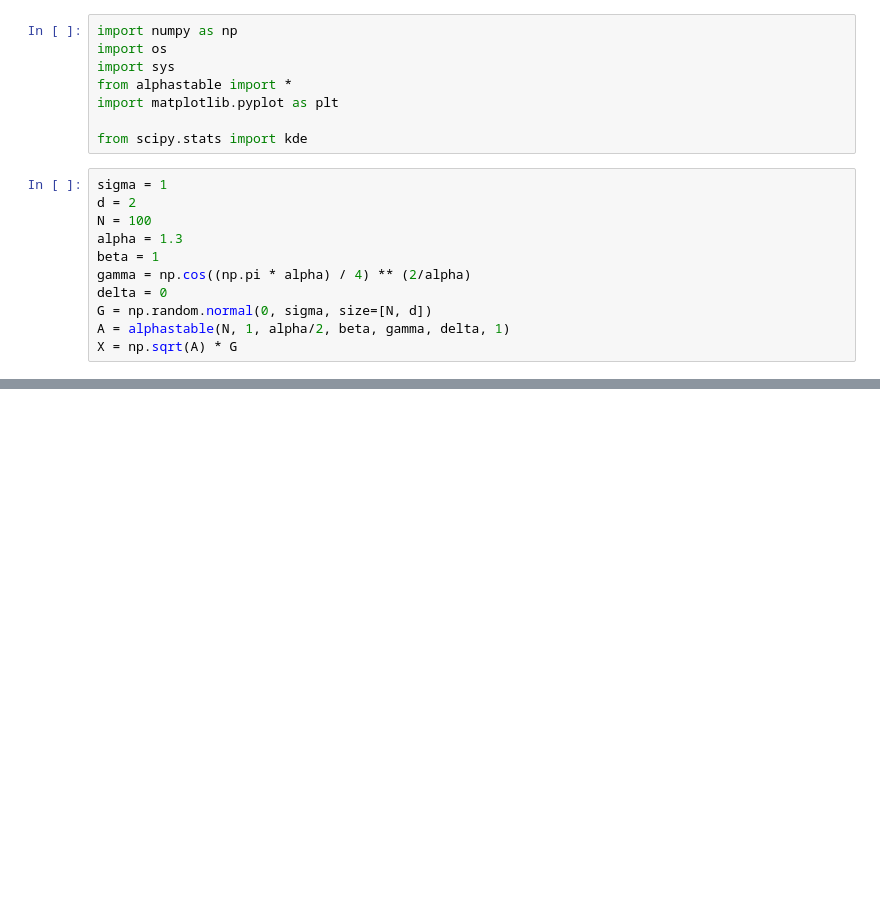
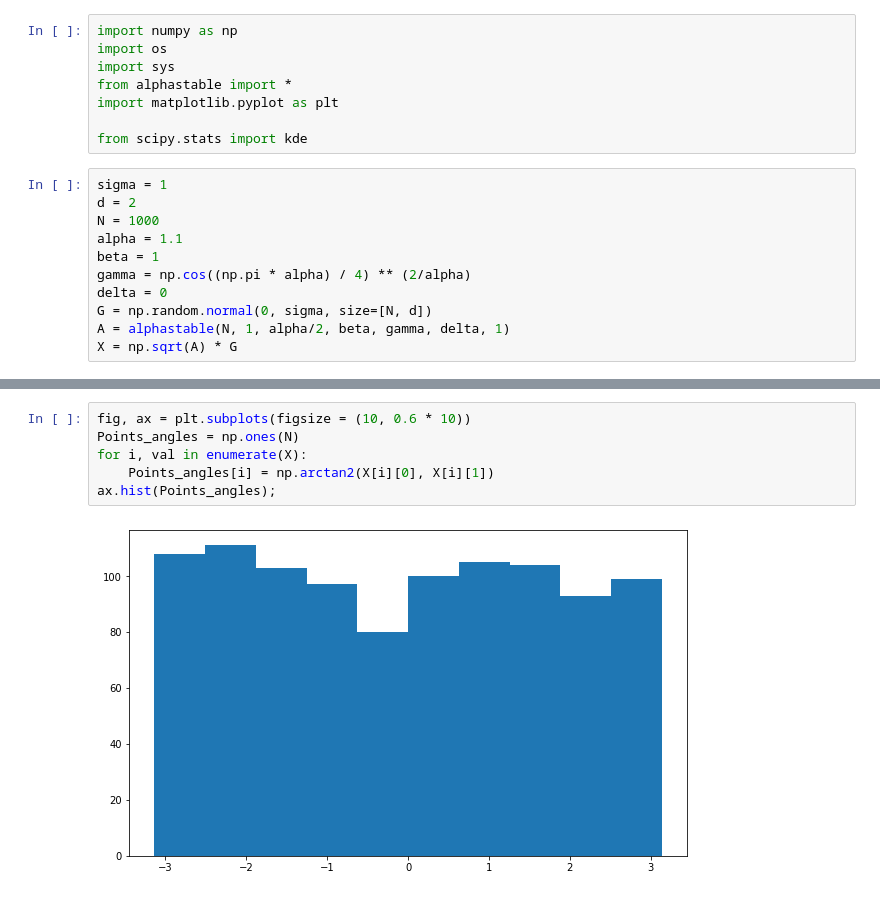
Before and after one commit to chwilko/CSoS, a Jupyter notebook: Python3/L5/Task_1.ipynb, the cells around one changed output, grey strips where cells are left out. Cells and saved outputs as stored; diff of their text form; blank space fills up the shorter version.

```diff
--- a/Python3/L5/Task_1.ipynb
+++ b/Python3/L5/Task_1.ipynb
@@ -9,8 +9,8 @@ from scipy.stats import kde
 # %%
 sigma = 1
 d = 2
-N = 100
-alpha = 1.3
+N = 1000
+alpha = 1.1
 beta = 1
 gamma = np.cos((np.pi * alpha) / 4) ** (2/alpha)
 delta = 0
@@ -71,0 +65,8 @@ array([[0. , 0. , 0. , nan, nan],
+# %%
+fig, ax = plt.subplots(figsize = (10, 0.6 * 10))
+Points_angles = np.ones(N)
+for i, val in enumerate(X):
+    Points_angles[i] = np.arctan2(X[i][0], X[i][1])
+ax.hist(Points_angles);
+# %% [output]
+[figure, added]
```
Also changed, not shown: parts of 5 cells of this notebook.
